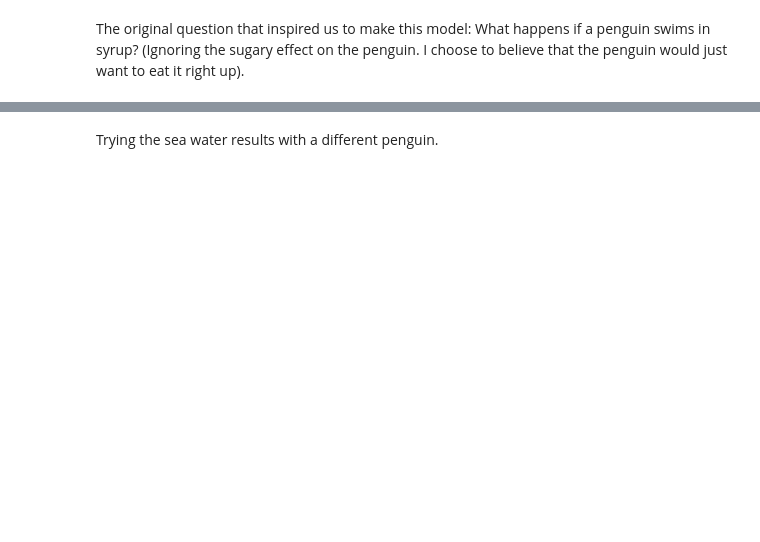
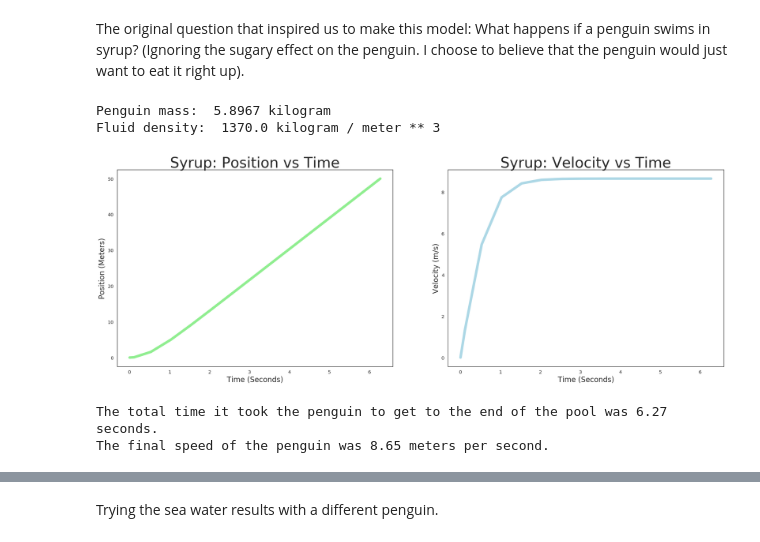
Before and after one commit to Griffith-Stites/ModSimPy, a Jupyter notebook: code/Project_3.ipynb, the cells around one changed output, grey strips where cells are left out. Saved outputs shown, nothing was run; the diff lists cells and outputs as text; code cells hidden in the pictures; blank space fills up the shorter version.

```diff
--- a/code/Project_3.ipynb
+++ b/code/Project_3.ipynb
@@ -216,7 +256,14 @@ The original question that inspired us to make this model: What happens if a pen
 # %%
 params.rho = rho_syrup
 system = make_system(params)
-results, details = run_ode_solver(system, slope_func, events=event_func)
+results, details = run_ode_solver(system, slope_func, events=event_func, max_step =.5)
+analyze_results(results, system, 'Syrup')
+# %% [output]
+Penguin mass:  5.8967 kilogram
+Fluid density:  1370.0 kilogram / meter ** 3
+[figure, added]
+The total time it took the penguin to get to the end of the pool was 6.27 seconds.
+The final speed of the penguin was 8.65 meters per second.
 # %%
 params.rho = rho_propyl_alcohol
 system = make_system(params)
```
Also changed, not shown: parts of 26 cells of this notebook, 1 other file.
